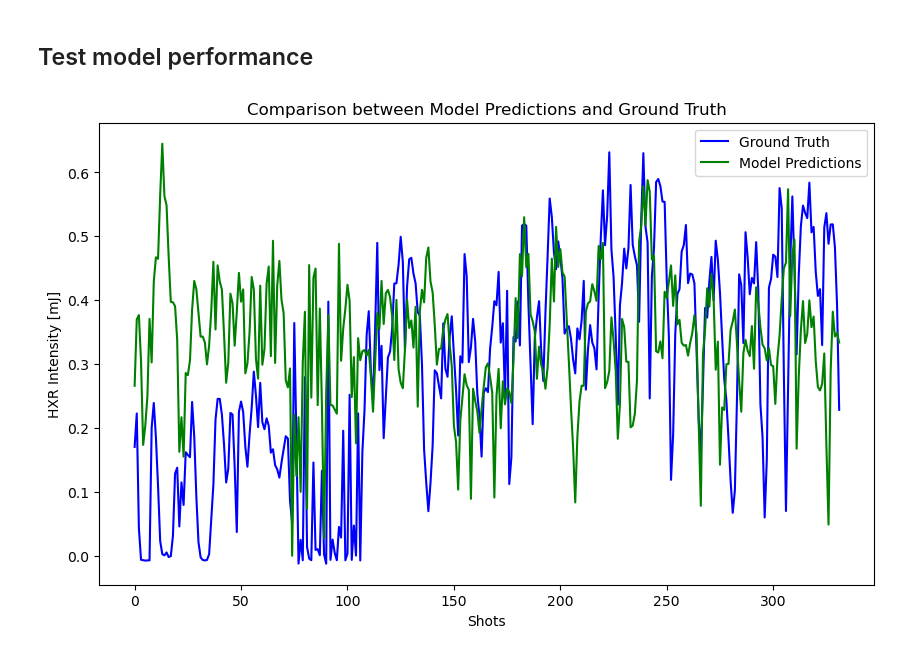
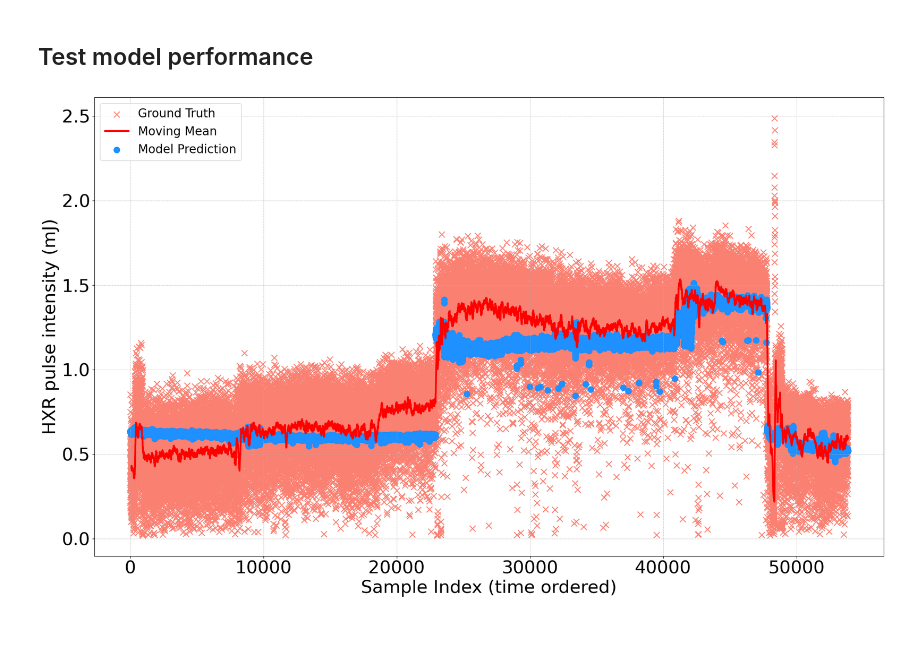
Before and after one commit to zihan-zh/LCLS_FEL_modeling, a Jupyter notebook: load_model_example.ipynb, the cells around one changed output. Saved outputs shown, nothing was run; the diff lists cells and outputs as text; code cells hidden in the pictures.

```diff
--- a/load_model_example.ipynb
+++ b/load_model_example.ipynb
@@ -105,25 +91,37 @@ TorchModule(
 # %%
-# get testing samples from BE during MD on Feb. 1st
-be_dataset = pd.read_pickle('/sdf/home/z/zihanzhu/lcls/fel_tuning/online/BE/20240201/final_data.pkl')
+# get testing samples from dataset
+test_set = dataset_filter(pd.read_pickle('/sdf/data/ad/ard/u/zihanzhu/ml/lcls_fel_tuning/dataset/hxr_archiver_Jan_latest.pkl'))
 
-input_data = torch.tensor(be_dataset[input_cols].values)
-output_data = torch.tensor(be_dataset[output_cols].values)
-final_output = lume_module(input_data)
+# Define the fractions of the total number of rows for the selected validation set
+selected_ranges = [(0.55, 0.7)]
+
+selected_validation_set = pd.DataFrame()
+for start_fraction, end_fraction in selected_ranges:
+    start_index = int(start_fraction * len(test_set))
+    end_index = int(end_fraction * len(test_set))
+    subset = test_set.iloc[start_index:end_index]
+    selected_validation_set = pd.concat([selected_validation_set, subset])
+input_data = torch.tensor(selected_validation_set[lume_model.input_names].values)
+model_output = lume_module(input_data)
+ground_truth = selected_validation_set[lume_model.output_names]
 # %%
-ground_truth = output_data
-shot_axis = np.arange(len(ground_truth))
+fontsize = 30
+plt.figure(figsize=(20,12))
+window_size = 100
 
-# Plotting
-plt.figure(figsize=(10, 6))
-
-plt.plot(shot_axis, ground_truth, label='Ground Truth', color='blue')
-plt.plot(shot_axis, final_output, label='Model Predictions', color='green')
-
-plt.title('Comparison between Model Predictions and Ground Truth')
-plt.xlabel('Shots')
-plt.ylabel('HXR Intensity [mJ]')  #
-plt.legend()
-
+moving_avg = ground_truth.rolling(window=window_size).mean()
+shot_axis = np.arange(selected_validation_set.shape[0])
+plt.scatter(shot_axis, ground_truth, label='Ground Truth', color='salmon', marker='x',s=100)
+plt.plot(shot_axis, moving_avg, label='Moving Mean', color='red', linewidth=3)
+plt.scatter(shot_axis, model_output, label='Model Prediction', color='dodgerblue', marker='o', s=100)
+plt.xlabel('Sample Index (time ordered)', fontsize=fontsize)
+plt.ylabel('HXR pulse intensity (mJ)',fontsize=fontsize)
+# plt.xlim([0, num_samples_to_plot])
+# plt.ylim([-2.2, 2.2])
+plt.legend(fontsize=20, loc='upper left')
+plt.tick_params(labelsize=fontsize)
+plt.grid(True, which='both', linestyle='--', linewidth=0.5)
+plt.tight_layout()
 plt.show()
 # %% [output]
-[figure, old version]
+[figure, new version]
```
Also changed, not shown: parts of 7 cells of this notebook, 1 other file.
